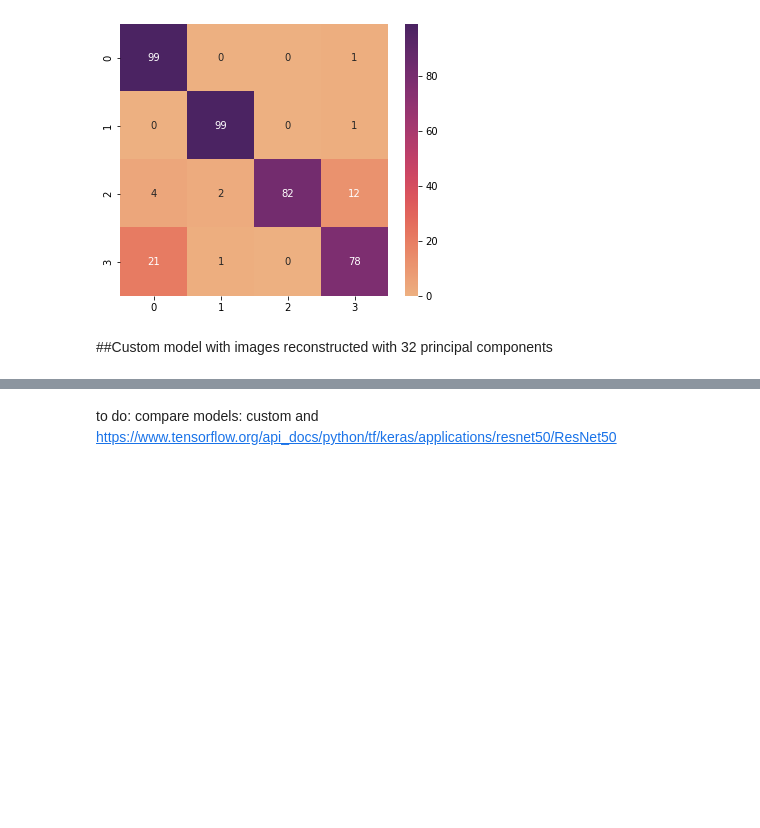
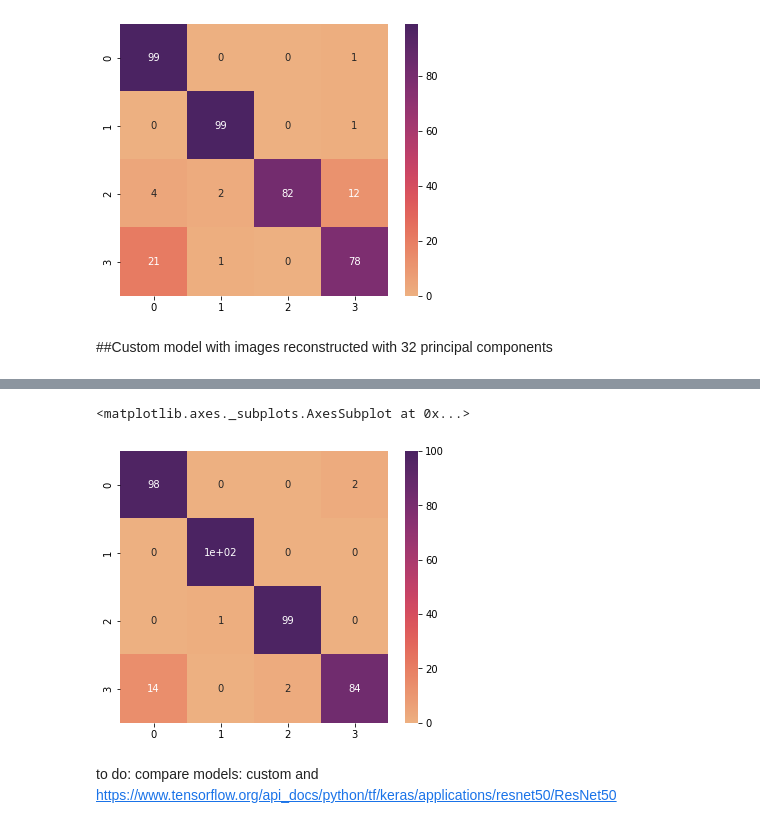
Before and after one commit to monikachudyba/ArtificialNeuralNetworkProjects, a Jupyter notebook: CNN-CoffeeBeanDataset.ipynb, the cells around one changed output, grey strips where cells are left out. Saved outputs shown, nothing was run; the diff lists cells and outputs as text; code cells hidden in the pictures; blank space fills up the shorter version.

```diff
--- a/CNN-CoffeeBeanDataset.ipynb
+++ b/CNN-CoffeeBeanDataset.ipynb
@@ -410,0 +497,4 @@ sns.heatmap(cf, cmap="flare", annot=True)
+# %%
+pred_probabilities = model.predict_generator(test_imagegen_pca32)
+# %%
+predictions = pred_probabilities > 0.5
@@ -411,2 +515,10 @@ sns.heatmap(cf, cmap="flare", annot=True)
+# %%
+cf = confusion_matrix(y_test, np.argmax(predictions.astype(int), axis=-1))
+# %%
+plt.figure(figsize=(6, 5))
+sns.heatmap(cf, cmap="flare", annot=True)
+# %% [output]
+<matplotlib.axes._subplots.AxesSubplot at 0x...>
+[figure, added]
 # %% [markdown]
 to do: compare models: custom and  https://www.tensorflow.org/api_docs/python/tf/keras/applications/resnet50/ResNet50
```
Also changed, not shown: parts of 19 cells of this notebook, 2 other files.
